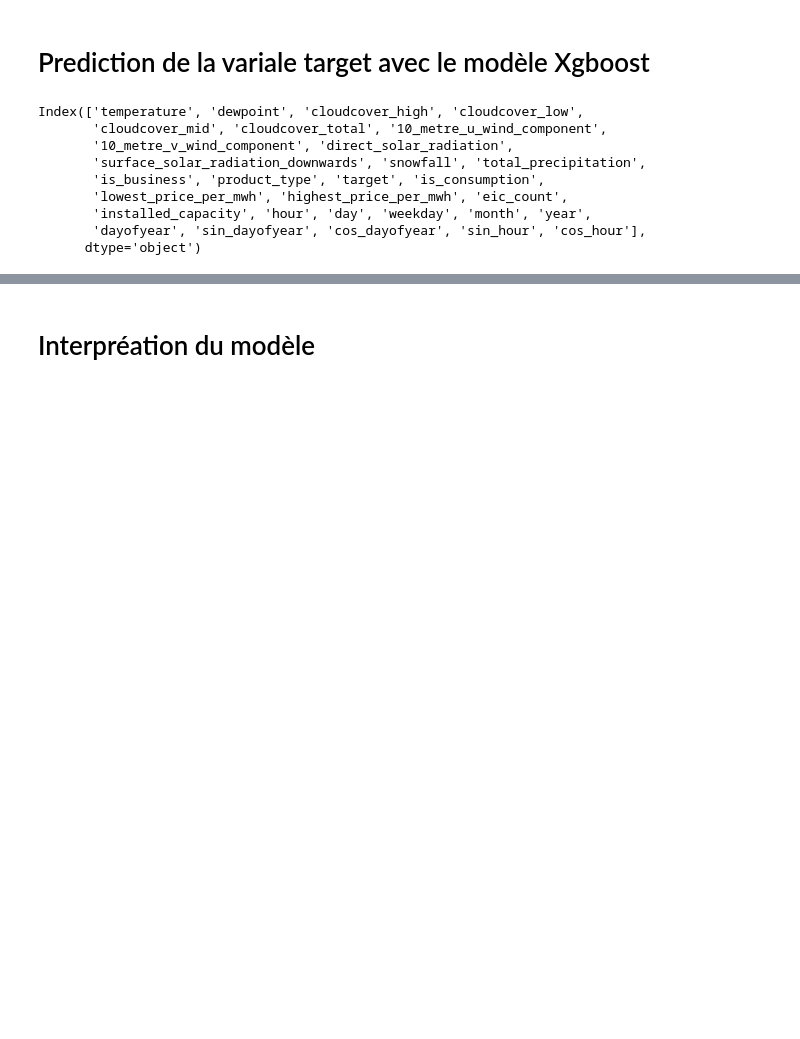
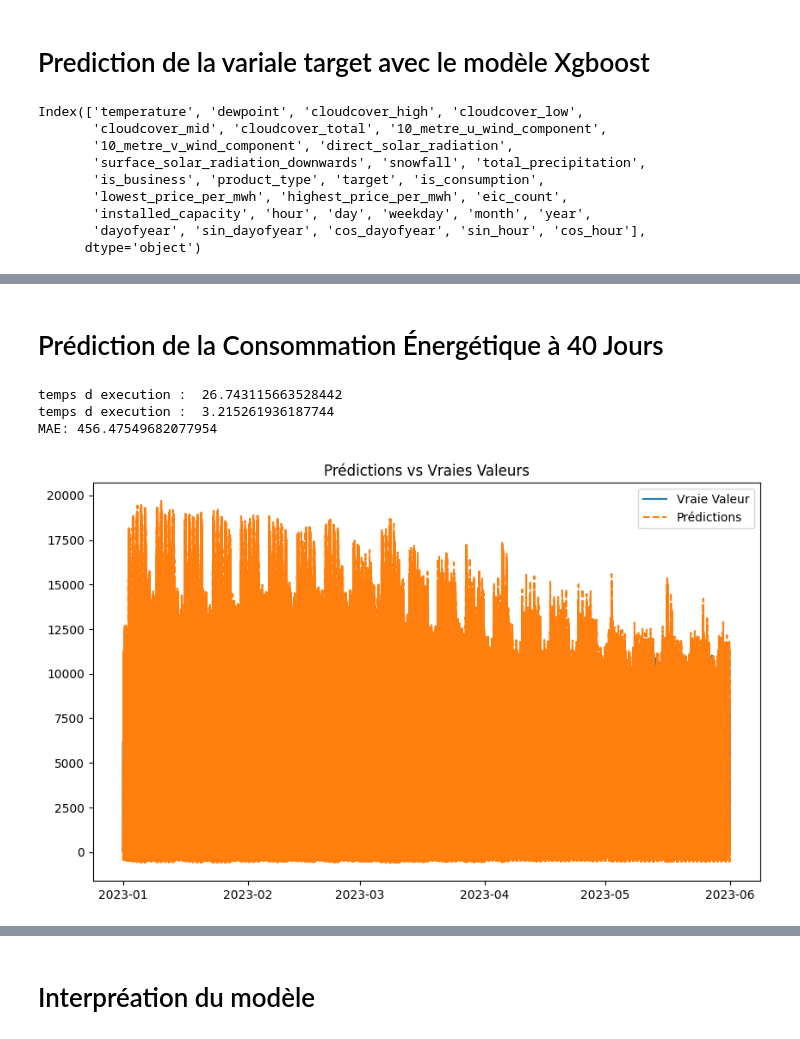
Before and after one commit to Dragomir91/Enefit_prediction_consumption, a Jupyter notebook: project-enefit-2.ipynb, the cells around one changed output, grey strips where cells are left out. Drawn from its saved outputs; the diff is of its cells as text; code cells hidden in the pictures; blank space fills up the shorter version.

```diff
--- a/project-enefit-2.ipynb
+++ b/project-enefit-2.ipynb
@@ -232,0 +427,64 @@ def create_lagged_features(df, target,lags):
+# %% [markdown]
+# Prédiction de la Consommation Énergétique à 40 Jours
+# %%
+import time
+
+cols = df_train_forecast2.drop(columns=[ 'latitude', 'longitude','county','row_id','origin_datetime',
+                                        'date','hours_ahead','forecast_datetime','datetime',
+                                        'forecast_date','origin_date','data_block_id','prediction_unit_id']).columns
+
+# Synchroniser les indices des variables exogènes avec les composantes de la série temporelle
+X_train = df_train_forecast2.loc[(df_train_forecast2.index.year>=2021)&(df_train_forecast2.index.year<=2022), cols]
+X_test = df_train_forecast2.loc[(df_train_forecast2.index.year==2023), cols]
+
+y_train = df_train_forecast2.target.loc[(df_train_forecast2.index.year>=2021)&(df_train_forecast2.index.year<=2022)]
+y_test = df_train_forecast2.target.loc[(df_train_forecast2.target.index.year == 2023)]
+lags = [1, 2, 3, 7, 14, 40]
+
+X_train_lag = create_lagged_features(X_train,'target',lags=lags)
+X_train_lag.dropna(inplace=True)
+X_test_lag = create_lagged_features(X_test,'target',lags=lags)
+X_test_lag.dropna(inplace=True)
+
+X_train_lag.drop(columns='target',inplace=True)
+X_test_lag.drop(columns='target',inplace=True)
+
+t1 = time.time()
+# Créer et entraîner le modèle
+model = XGBRegressor(objective='reg:squarederror', subsample = 0.6, n_estimators=300, learning_rate=0.1, max_depth=6,reg_lambda=1, gamma = 50,tree_method='hist', device='cuda')
+model.fit(X_train_lag, y_train[40:])
+t2 = time.time()
+print('temps d execution : ', (t2-t1))# Meilleurs paramètres trouvés : {'colsample_bytree': 0.6, 'learning_rate': 0.1, 'max_depth': 6, 'n_estimators': 300, 'subsample': 0.6}
+# Meilleurs paramètres trouvés : {'colsample_bytree': 0.6, 'learning_rate': 0.1, 'max_depth': 6, 'n_estimators': 300, 'subsample': 0.6}
+
+# Faire des prédictions
+y_resid = model.predict(X_train_lag)
+
+t1 = time.time()
+# Créer et entraîner le modèle XGBoost
+model2 =  LinearRegression()
+model2.fit(X_train_lag, y_resid)
+t2 = time.time()
+print('temps d execution : ', (t2-t1))# Meilleurs paramètres trouvés : {'colsample_bytree': 0.6, 'learning_rate': 0.1, 'max_depth': 6, 'n_estimators': 300, 'subsample': 0.6}
+# Meilleurs paramètres trouvés : {'colsample_bytree': 0.6, 'learning_rate': 0.1, 'max_depth': 6, 'n_estimators': 300, 'subsample': 0.6}
+
+# Faire des prédictions
+y_resid2_test= model2.predict(X_test_lag)
+y_resid_test= model.predict(X_test_lag)
+y_test_final = y_resid_test + y_resid2_test
+
+# Calculer l'erreur quadratique moyenne
+mae = mean_absolute_error(y_test[40:], y_test_final)
+print(f'MAE: {mae}')
+
+plt.figure(figsize=(10, 6))
+plt.plot(y_test.index, y_test, label='Vraie Valeur')
+plt.plot(y_test.index[40:], y_test_final, label='Prédictions', linestyle='--')
+plt.legend()
+plt.title('Prédictions vs Vraies Valeurs')
+plt.show()
+# %% [output]
+temps d execution :  26.743115663528442
+temps d execution :  3.215261936187744
+MAE: 456.47549682077954
+[figure, added]
```
Also changed, not shown: parts of 63 cells of this notebook.
